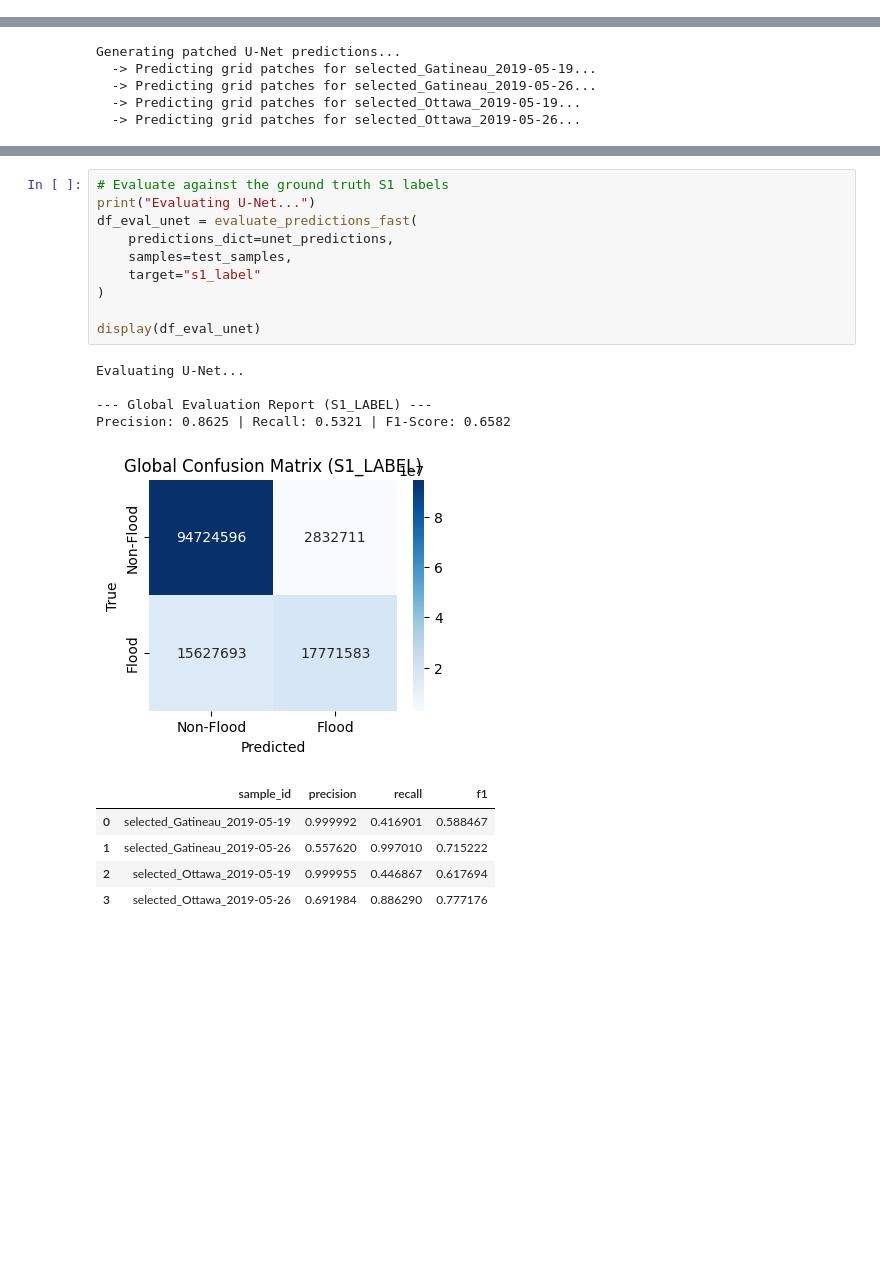
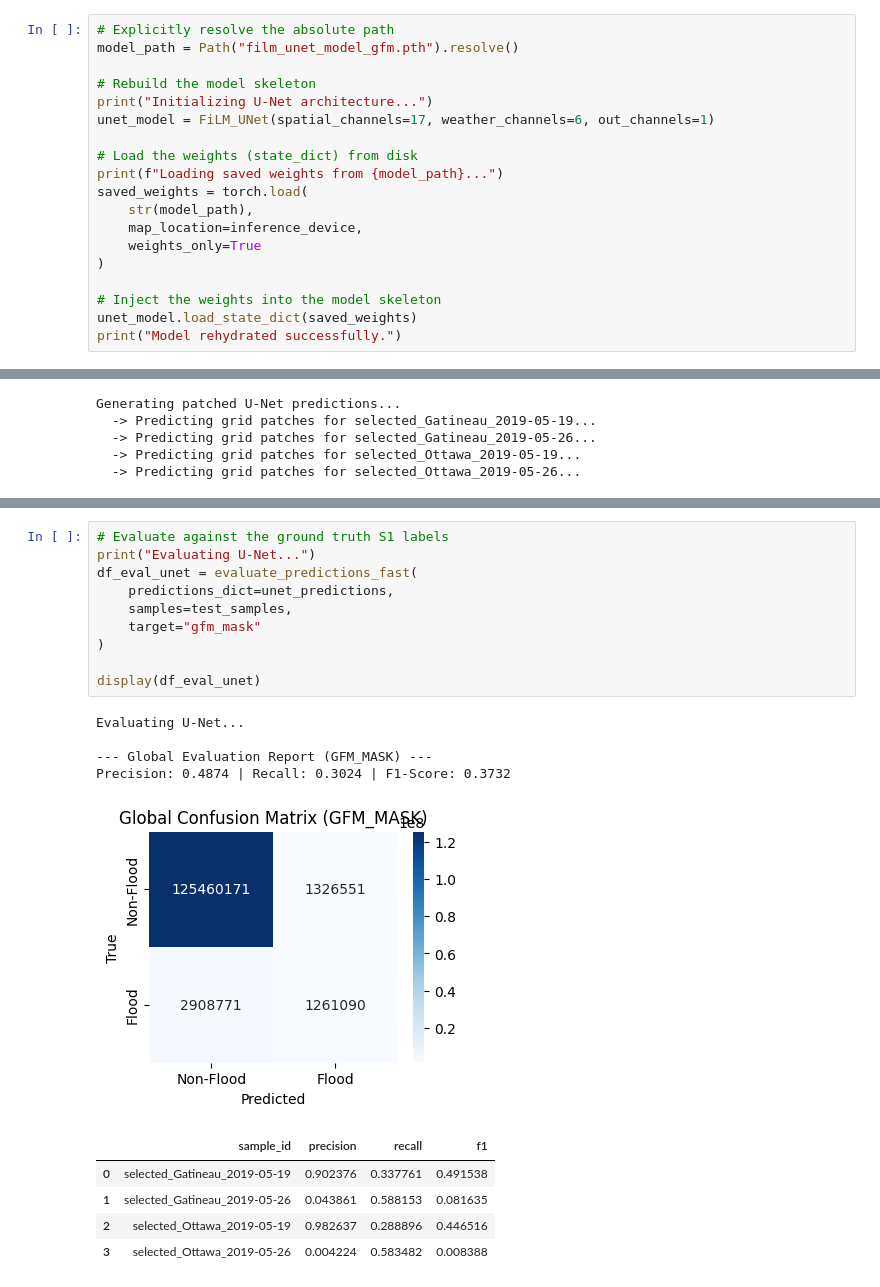
Before and after one commit to w-winnie/FloodPrediction, a Jupyter notebook: notebooks/sandbox_3_unet.ipynb, the cells around one changed output, grey strips where cells are left out. Cells and saved outputs as stored; diff of their text form; blank space fills up the shorter version.

Commit message:
unet gfm

```diff
--- a/notebooks/sandbox_3_unet.ipynb
+++ b/notebooks/sandbox_3_unet.ipynb
@@ -856,0 +834,19 @@ Model rehydrated successfully.
+# %%
+# Explicitly resolve the absolute path
+model_path = Path("film_unet_model_gfm.pth").resolve()
+
+# Rebuild the model skeleton
+print("Initializing U-Net architecture...")
+unet_model = FiLM_UNet(spatial_channels=17, weather_channels=6, out_channels=1)
+
+# Load the weights (state_dict) from disk
+print(f"Loading saved weights from {model_path}...")
+saved_weights = torch.load(
+    str(model_path),
+    map_location=inference_device,
+    weights_only=True
+)
+
+# Inject the weights into the model skeleton
+unet_model.load_state_dict(saved_weights)
+print("Model rehydrated successfully.")
@@ -879,21 +879,21 @@ with open("film_unet_predictions.pkl", "wb") as f:
 # %%
 # Evaluate against the ground truth S1 labels
 print("Evaluating U-Net...")
 df_eval_unet = evaluate_predictions_fast(
     predictions_dict=unet_predictions,
     samples=test_samples,
-    target="s1_label"
+    target="gfm_mask"
 )
 
 display(df_eval_unet)
 # %% [output]
 Evaluating U-Net...
 
---- Global Evaluation Report (S1_LABEL) ---
-Precision: 0.8625 | Recall: 0.5321 | F1-Score: 0.6582
+--- Global Evaluation Report (GFM_MASK) ---
+Precision: 0.4874 | Recall: 0.3024 | F1-Score: 0.3732
-[figure, old version]
+[figure, new version]
 |  | sample_id | precision | recall | f1 |
-| 0 | selected_Gatineau_2019-05-19 | 0.999992 | 0.416901 | 0.588467 |
-| 1 | selected_Gatineau_2019-05-26 | 0.557620 | 0.997010 | 0.715222 |
-| 2 | selected_Ottawa_2019-05-19 | 0.999955 | 0.446867 | 0.617694 |
-| 3 | selected_Ottawa_2019-05-26 | 0.691984 | 0.886290 | 0.777176 |
+| 0 | selected_Gatineau_2019-05-19 | 0.902376 | 0.337761 | 0.491538 |
+| 1 | selected_Gatineau_2019-05-26 | 0.043861 | 0.588153 | 0.081635 |
+| 2 | selected_Ottawa_2019-05-19 | 0.982637 | 0.288896 | 0.446516 |
+| 3 | selected_Ottawa_2019-05-26 | 0.004224 | 0.583482 | 0.008388 |
```
Also changed, not shown: parts of 13 cells of this notebook.
